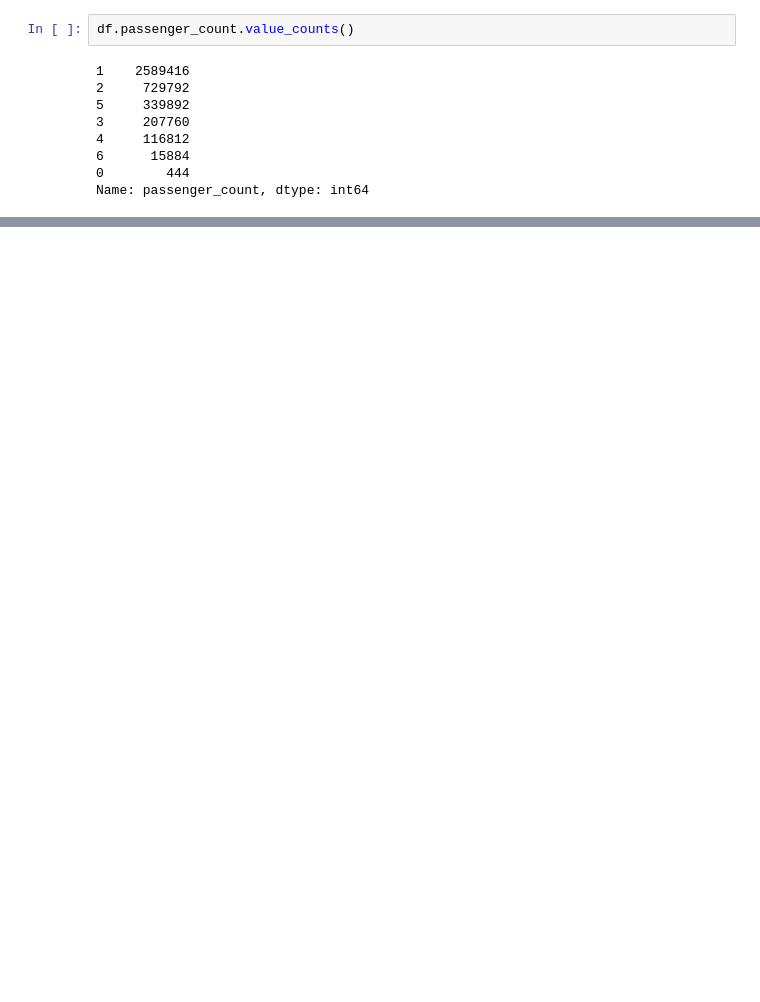
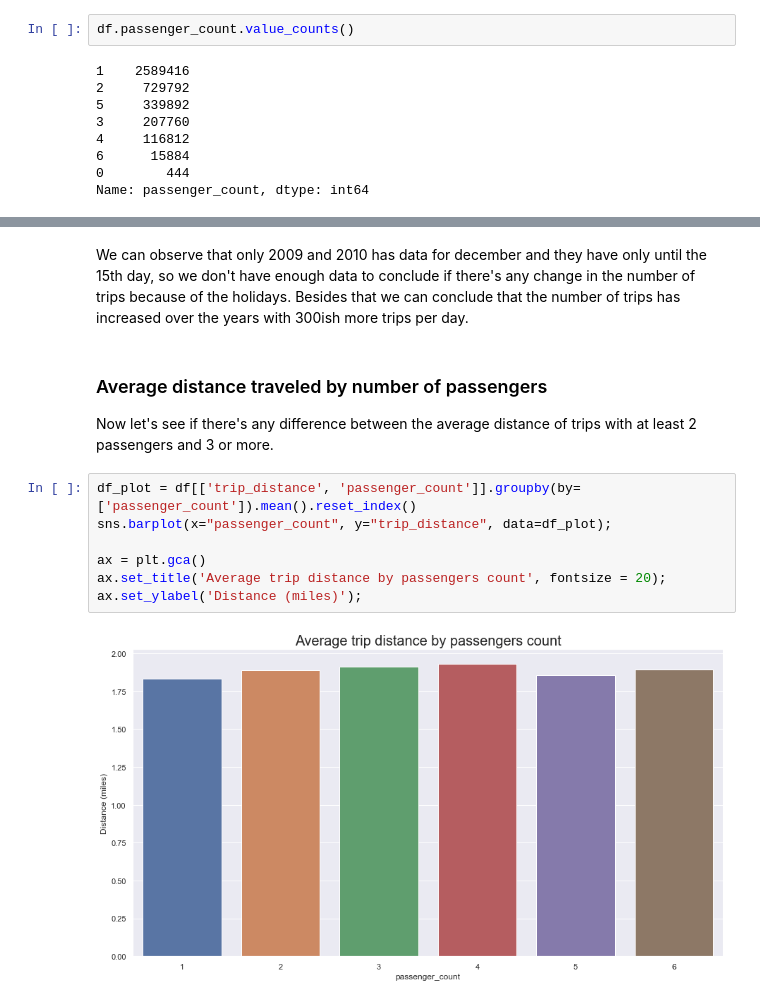
Before and after one commit to debortolithullio/NYC-Taxi-Trips, a Jupyter notebook: Analysis.ipynb, the cells around one changed output, grey strips where cells are left out. Saved outputs shown, nothing was run; the diff lists cells and outputs as text; blank space fills up the shorter version.

```diff
--- a/Analysis.ipynb
+++ b/Analysis.ipynb
@@ -204,0 +262,15 @@ df.shape
+# %% [markdown]
+We can observe that only 2009 and 2010 has data for december and they have only until the 15th day, so we don't have enough data to conclude if there's any change in the number of trips because of the holidays. Besides that we can conclude that the number of trips has increased over the years with 300ish more trips per day.
+# %% [markdown]
+### Average distance traveled by number of passengers
+
+Now let's see if there's any difference between the average distance of trips with at least 2 passengers and 3 or more.
+# %%
+df_plot = df[['trip_distance', 'passenger_count']].groupby(by=['passenger_count']).mean().reset_index()
+sns.barplot(x="passenger_count", y="trip_distance", data=df_plot);
+
+ax = plt.gca()
+ax.set_title('Average trip distance by passengers count', fontsize = 20);
+ax.set_ylabel('Distance (miles)');
+# %% [output]
+[figure, added]
```
Also changed, not shown: parts of 18 cells of this notebook, 1 other file.
